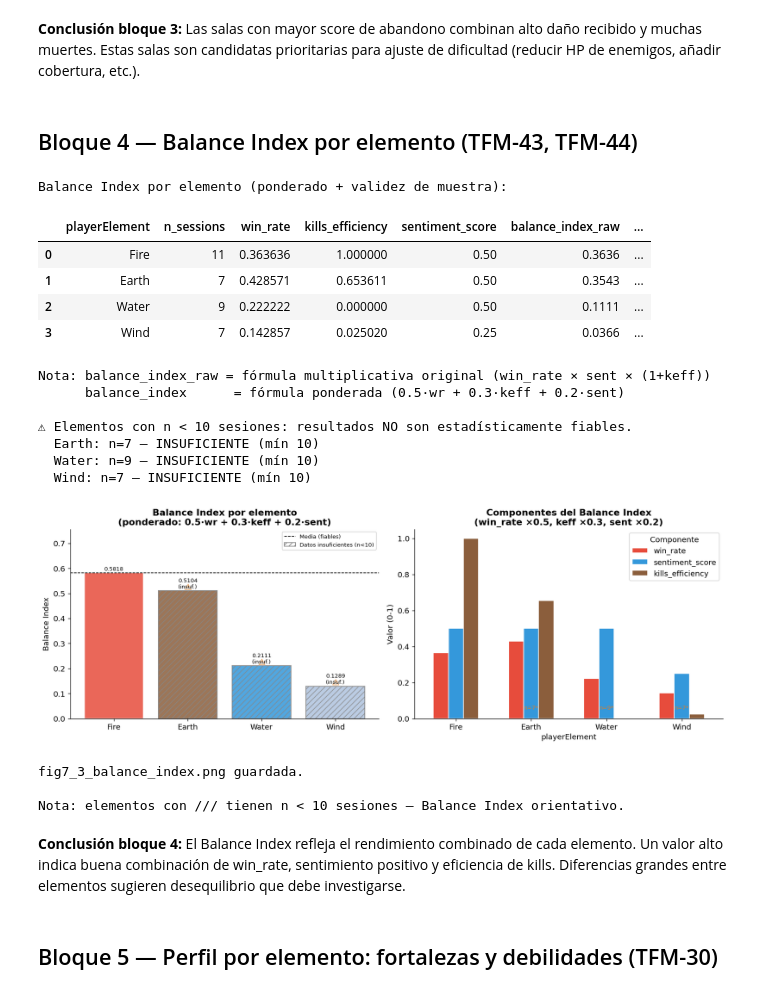
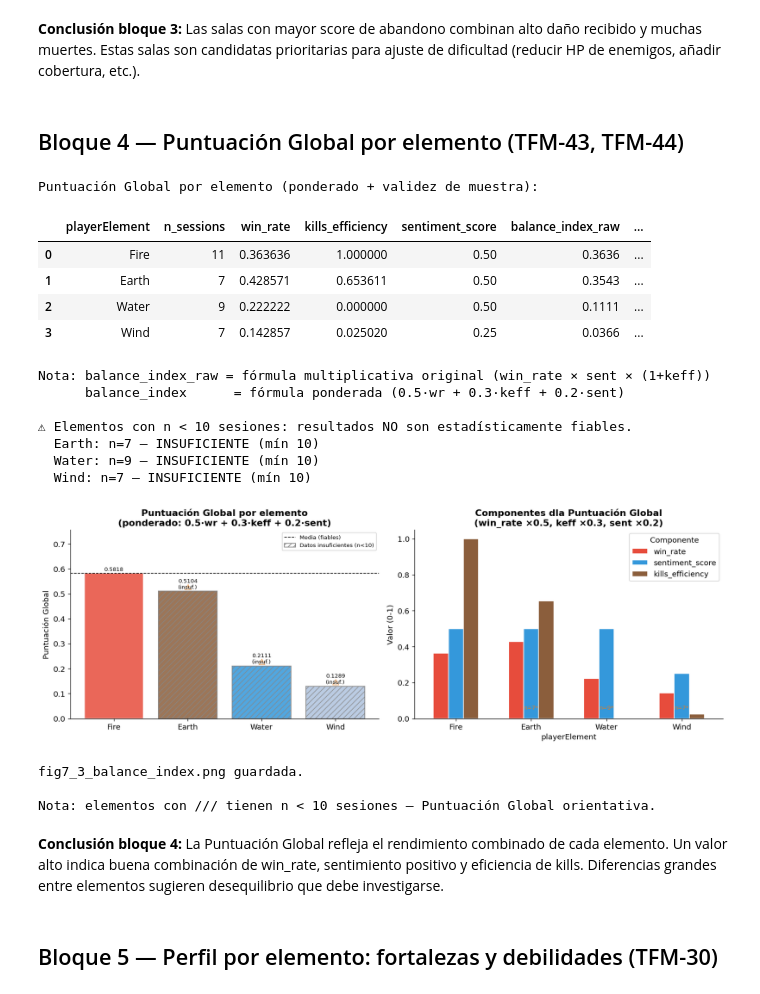
Before and after one commit to Siirkmox/TFM-GameAnalytics, a Jupyter notebook: notebooks/07_balance_analysis.ipynb, the cells around one changed output. Cells and saved outputs as stored; diff of their text form; code cells hidden in the pictures.

```diff
--- a/notebooks/07_balance_analysis.ipynb
+++ b/notebooks/07_balance_analysis.ipynb
@@ -174,9 +174,9 @@ fig7_2_salas_abandono.png guardada.
 # %% [markdown]
 **Conclusión bloque 3:** Las salas con mayor score de abandono combinan alto daño recibido y muchas muertes. Estas salas son candidatas prioritarias para ajuste de dificultad (reducir HP de enemigos, añadir cobertura, etc.).
 # %% [markdown]
-## Bloque 4 — Balance Index por elemento (TFM-43, TFM-44)
+## Bloque 4 — Puntuación Global por elemento (TFM-43, TFM-44)
 # %%
-# Calcular Balance Index usando killedWith_* como fuente de eficiencia real
+# Calcular Puntuación Global usando killedWith_* como fuente de eficiencia real
 balance_index_raw = compute_balance_index(df_sessions, nlp_results, df_rooms=df_rooms)
 
 # --- Mejora N: ponderación por fiabilidad de cada componente ---
@@ -211,7 +211,7 @@ balance_index['nota'] = balance_index.apply(
     axis=1
 )
 
-print('Balance Index por elemento (ponderado + validez de muestra):')
+print('Puntuación Global por elemento (ponderado + validez de muestra):')
 print()
 display(balance_index[['playerElement','n_sessions','win_rate','kills_efficiency',
                         'sentiment_score','balance_index_raw','balance_index',
@@ -224,7 +224,7 @@ print('⚠ Elementos con n < 10 sesiones: resultados NO son estadísticamente fi
 for _, r in balance_index[~balance_index['datos_suficientes']].iterrows():
     print(f'  {r.playerElement}: {r.nota}')
 # %% [output]
-Balance Index por elemento (ponderado + validez de muestra):
+Puntuación Global por elemento (ponderado + validez de muestra):
 |  | playerElement | n_sessions | win_rate | kills_efficiency | sentiment_score | balance_index_raw | ... |
 | 0 | Fire | 11 | 0.363636 | 1.000000 | 0.50 | 0.3636 | ... |
 | 1 | Earth | 7 | 0.428571 | 0.653611 | 0.50 | 0.3543 | ... |
@@ -240,7 +240,7 @@ Nota: balance_index_raw = fórmula multiplicativa original (win_rate × sent ×
 # %%
 fig, axes = plt.subplots(1, 2, figsize=(14, 5))
 
-# ---- Barplot Balance Index (ponderado) con marcas de fiabilidad ----
+# ---- Barplot Puntuación Global (ponderado) con marcas de fiabilidad ----
 colors = [PALETTE_ELEM.get(e, '#999999') for e in balance_index['playerElement']]
 bars = axes[0].bar(balance_index['playerElement'], balance_index['balance_index'],
                    color=colors, edgecolor='white', linewidth=1.2, alpha=0.85)
@@ -262,49 +262,49 @@ for i, (_, row) in enumerate(balance_index.iterrows()):
         label += '\n(insuf.)'
     axes[0].text(i, row['balance_index'] + 0.01, label, ha='center', fontsize=8)
 
-axes[0].set_title('Balance Index por elemento\n(ponderado: 0.5·wr + 0.3·keff + 0.2·sent)', fontweight='bold')
-axes[0].set_ylabel('Balance Index')
+axes[0].set_title('Puntuación Global por elemento\n(ponderado: 0.5·wr + 0.3·keff + 0.2·sent)', fontweight='bold')
+axes[0].set_ylabel('Puntuación Global')
 axes[0].legend(fontsize=8)
 axes[0].set_ylim(0, balance_index['balance_index'].max() * 1.3)
 sns.despine(ax=axes[0])
 
 # Parche de leyenda para hatch
 from matplotlib.patches import Patch
 hatch_patch = Patch(facecolor='white', edgecolor='grey', hatch='///', label='Datos insuficientes (n<10)')
 axes[0].legend(handles=[
     plt.Line2D([0],[0], color='black', linestyle='--', linewidth=1, label='Media (fiables)'),
     hatch_patch
 ], fontsize=8)
 
 # ---- Barras apiladas componentes ----
 components = balance_index.set_index('playerElement')[['win_rate', 'sentiment_score', 'kills_efficiency']]
 components.plot(kind='bar', ax=axes[1], color=['#e74c3c', '#3498db', '#8B5E3C'],
                 edgecolor='white', width=0.6)
-axes[1].set_title('Componentes del Balance Index\n(win_rate ×0.5, keff ×0.3, sent ×0.2)', fontweight='bold')
+axes[1].set_title('Componentes dla Puntuación Global\n(win_rate ×0.5, keff ×0.3, sent ×0.2)', fontweight='bold')
 axes[1].set_ylabel('Valor (0-1)')
 axes[1].set_xticklabels(axes[1].get_xticklabels(), rotation=0)
 axes[1].legend(title='Componente', loc='upper right')
 
 # Marcar los insuficientes con asterisco
 for i, (_, row) in enumerate(balance_index.iterrows()):
     if not row['datos_suficientes']:
         axes[1].text(i, 0.05, f'n={row.n_sessions}*', ha='center', fontsize=8, color='#e67e22')
 
 sns.despine(ax=axes[1])
 
 plt.tight_layout()
 fig.savefig(FIGURES / 'fig7_3_balance_index.png', bbox_inches='tight')
 plt.show()
 print('fig7_3_balance_index.png guardada.')
 print()
-print('Nota: elementos con /// tienen n < 10 sesiones — Balance Index orientativo.')
+print('Nota: elementos con /// tienen n < 10 sesiones — Puntuación Global orientativa.')
 # %% [output]
-[figure, old version]
+[figure, new version]
 fig7_3_balance_index.png guardada.
 
-Nota: elementos con /// tienen n < 10 sesiones — Balance Index orientativo.
+Nota: elementos con /// tienen n < 10 sesiones — Puntuación Global orientativa.
 # %% [markdown]
-**Conclusión bloque 4:** El Balance Index refleja el rendimiento combinado de cada elemento. Un valor alto indica buena combinación de win_rate, sentimiento positivo y eficiencia de kills. Diferencias grandes entre elementos sugieren desequilibrio que debe investigarse.
+**Conclusión bloque 4:** La Puntuación Global refleja el rendimiento combinado de cada elemento. Un valor alto indica buena combinación de win_rate, sentimiento positivo y eficiencia de kills. Diferencias grandes entre elementos sugieren desequilibrio que debe investigarse.
 # %% [markdown]
 ## Bloque 5 — Perfil por elemento: fortalezas y debilidades (TFM-30)
 # %%
```
Also changed, not shown: parts of 5 cells of this notebook, 6 other files.
